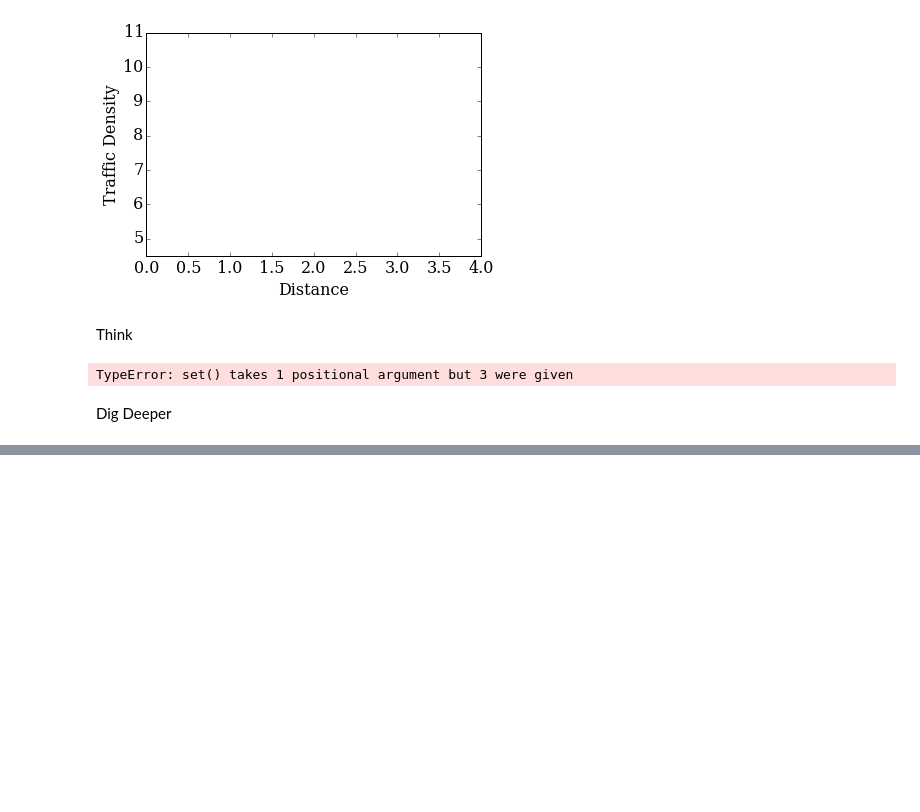
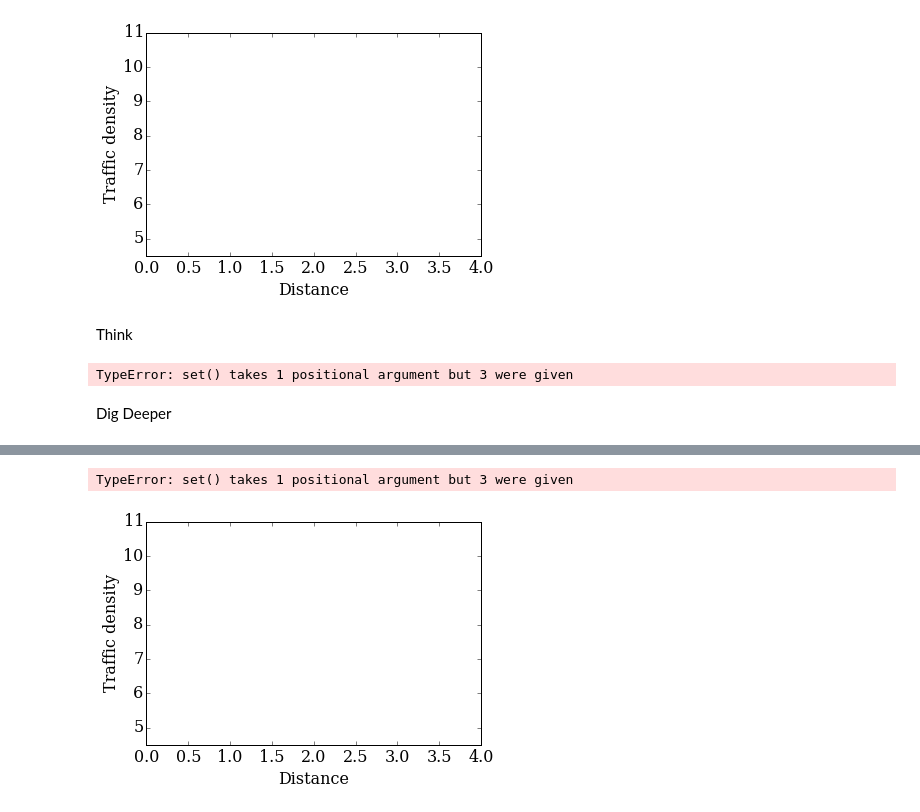
Before and after one commit to cdigangi8/working_dir, a Jupyter notebook: working/Module_3.02.ipynb, the cells around one changed output, grey strips where cells are left out. Drawn from its saved outputs; the diff is of its cells as text; code cells hidden in the pictures; blank space fills up the shorter version.

```diff
--- a/working/Module_3.02.ipynb
+++ b/working/Module_3.02.ipynb
@@ -152,0 +290,15 @@ Dig Deeper
+# %%
+rho = rho_red_light(nx, rho_max, rho_in)
+sigma = 0.5
+dt = sigma*dx/u_max
+rho_n = laxwendroff(rho, nt,dt,dx,rho_max, u_max)
+
+fig = pyplot.figure();
+ax = pyplot.axes(xlim=(0,4),ylim=(4.5,11),xlabel=('Distance'),ylabel=('Traffic density'));
+line, = ax.plot([],[],color='#003366', lw=2);
+
+anim = animation.FuncAnimation(fig, animate, frames=rho_n, interval=50)
+display_animation(anim, default_mode='once')
+# %% [output]
+TypeError: set() takes 1 positional argument but 3 were given
+[figure, added]
```
Also changed, not shown: parts of 14 cells of this notebook.
